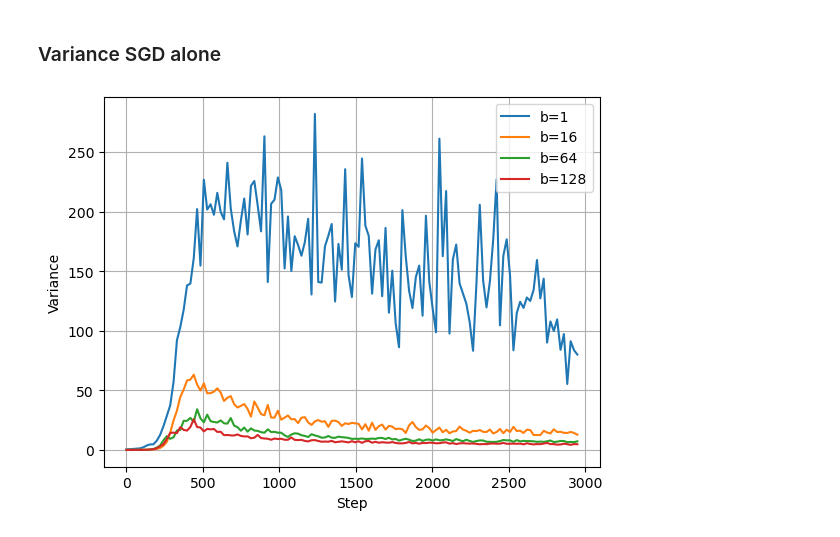
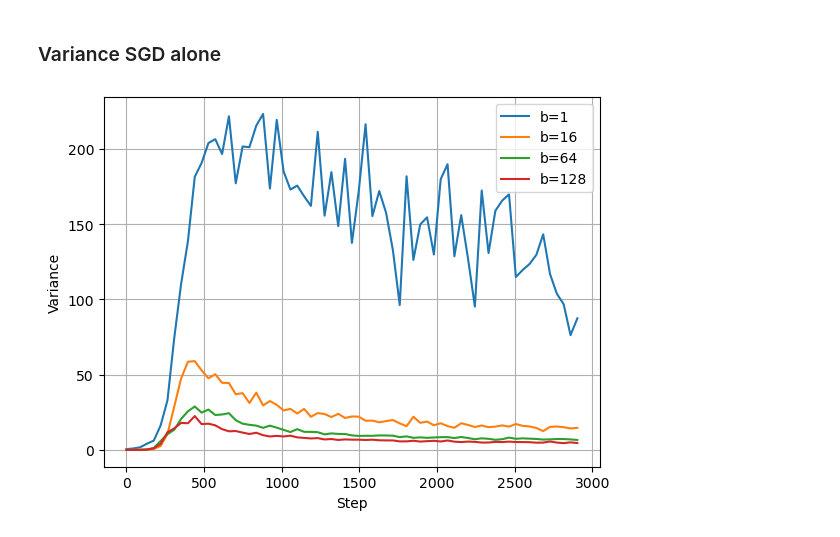
Before and after one commit to mohahf19/OptML-2023, a Jupyter notebook: compare_batches.ipynb, the cells around one changed output. Saved outputs shown, nothing was run; the diff lists cells and outputs as text; code cells hidden in the pictures.

```diff
--- a/compare_batches.ipynb
+++ b/compare_batches.ipynb
@@ -84,18 +84,19 @@ for i, b in enumerate(bs):
 
         if ratio:
             l, s = plot_utils.smoothen(mean_svrg[i]/mean_sgd[i], 20) # remove spikes
-            plt.plot(s, l, label = f"b={b}")
+            plt.plot(20*s, l, label = f"b={b}")
 
             plt.xlabel('Step')
             plt.ylabel('Training_Loss_SVRG / Training_Loss_SGD')
         else:
-            plt.plot(step_loss, mean_sgd[i], label = f"SGD-{b}")
+            plt.plot(step_loss, mean_svrg[i], label = f"SVRG-{b}")
             if ci:
                 plt.fill_between(step_loss, ci_low_svrg[i], ci_up_svrg[i], alpha = 0.3)
 
             plt.plot(step_loss, mean_sgd[i], label = f"SGD-{b}")
             if ci:
                 plt.fill_between(step_loss, ci_low_sgd[i], ci_up_sgd[i], alpha = 0.3)
+
             plt.xlabel('Step')
             plt.ylabel('Training_Loss')
 
@@ -159,28 +160,28 @@ plt.show()
 # %%
 key_var = "variances" # field of interest
 
 sgd = [] # indexed by batch size, average over runs
 for i, b in enumerate(bs):
     sgd_temp = []
     for run in range(num_runs):
         sgd_temp.append(results_svrg[i][run][key_var])
     sgd.append(np.mean(np.array(sgd_temp)[::,::,-1:].reshape([num_runs, len(sgd_temp[0])]), axis=0))
 
 step_var =  np.array(list(range(3000))) # we measure the variance every step for 3000 total, used for x axis
 
 smooth = True # set to true to remove spikes
 for i, b in enumerate(bs):
     if smooth:
-        l, s = plot_utils.smoothen(sgd[i][start:end], 50) # remove spikes
+        l, s = plot_utils.smoothen(sgd[i][start:end], 60) # remove spikes
         plt.plot(s, l, label = f"b={b}")
     else:
         plt.plot(step_var[start:end], sgd[i][start:end], label = f"b={b}")
 
     plt.xlabel('Step')
     plt.ylabel('Variance')
 
 plt.legend()
 plt.grid()
 plt.show()
 # %% [output]
-[figure, old version]
+[figure, new version]
```
Also changed, not shown: parts of 1 cell of this notebook, 1 other file.
